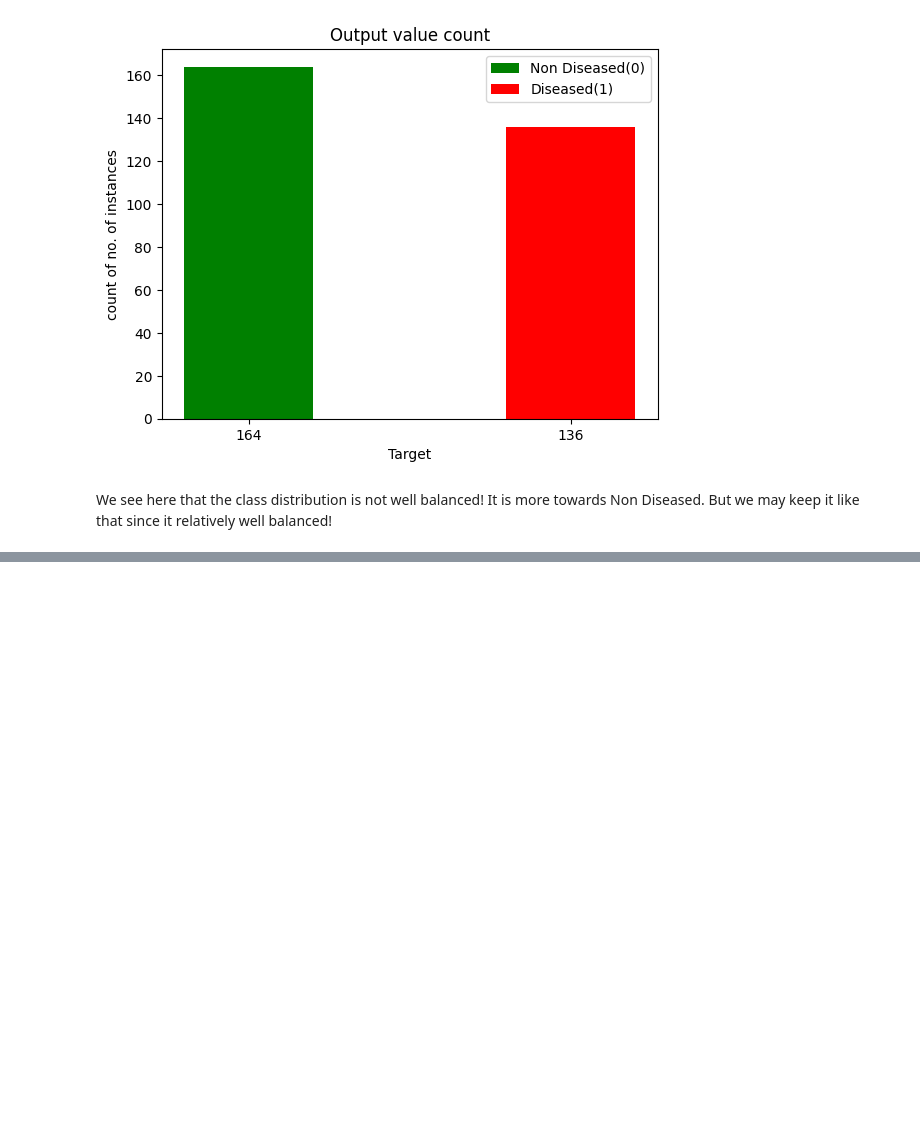
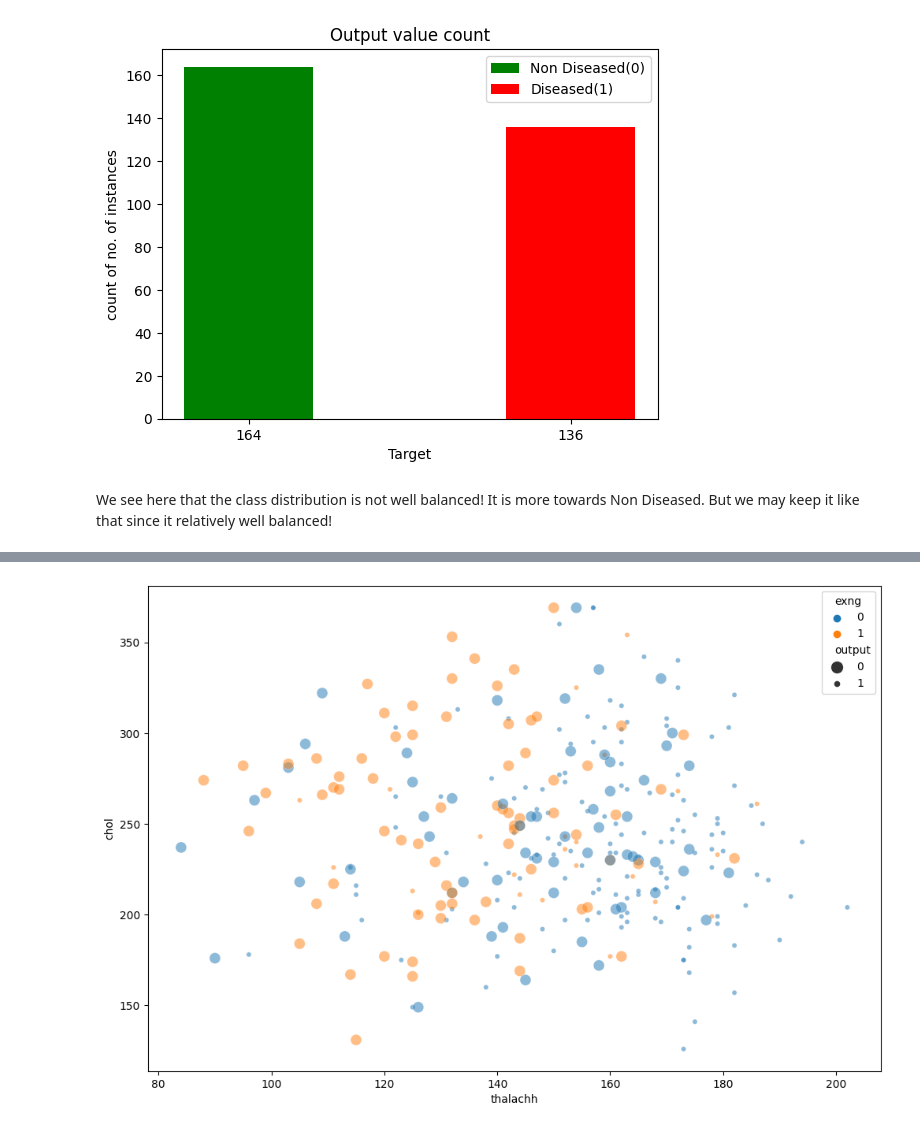
Before and after one commit to kruthi-sb/Cardiac_Events_ML, a Jupyter notebook: EDA/EDA.ipynb, the cells around one changed output, grey strips where cells are left out. Cells and saved outputs as stored; diff of their text form; code cells hidden in the pictures; blank space fills up the shorter version.

```diff
--- a/EDA/EDA.ipynb
+++ b/EDA/EDA.ipynb
@@ -201,0 +231,8 @@ We see here that the class distribution is not well balanced! It is more towards
+# %%
+fig, ax = plt.subplots(figsize = (12,8))
+sns.scatterplot(data=d, x="thalachh", y="chol", size="output", hue="exng", alpha=0.5, sizes = (20,100),  ax =ax)
+plt.xlabel("thalachh")
+plt.ylabel("chol")
+plt.show()
+# %% [output]
+[figure, added]
```
Also changed, not shown: parts of 4 cells of this notebook, 1 other file.
